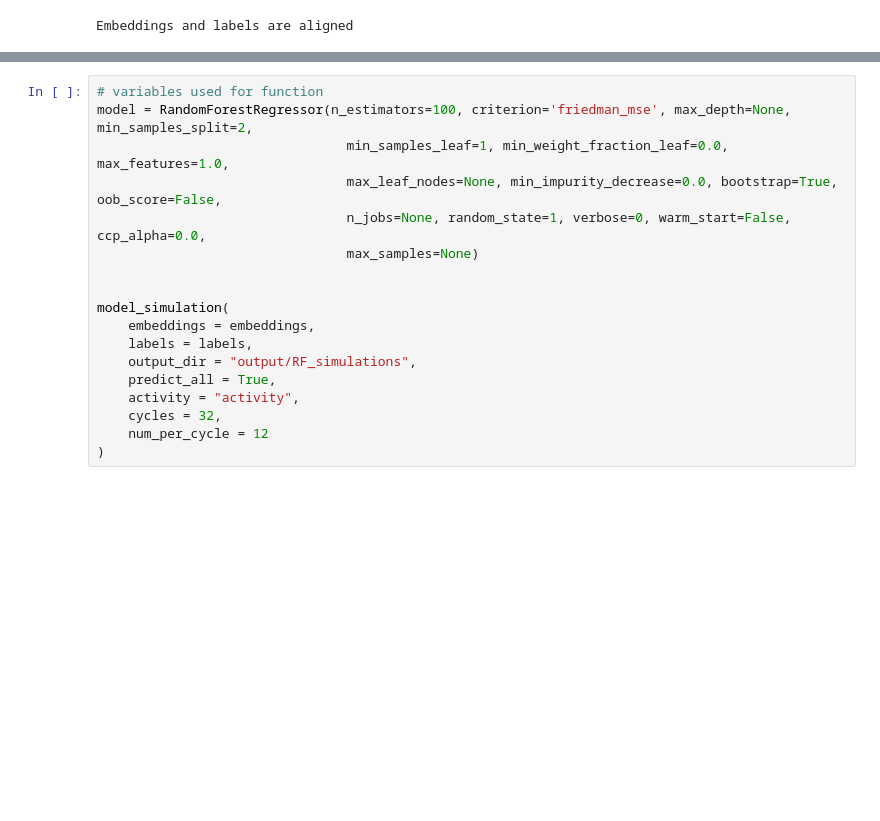
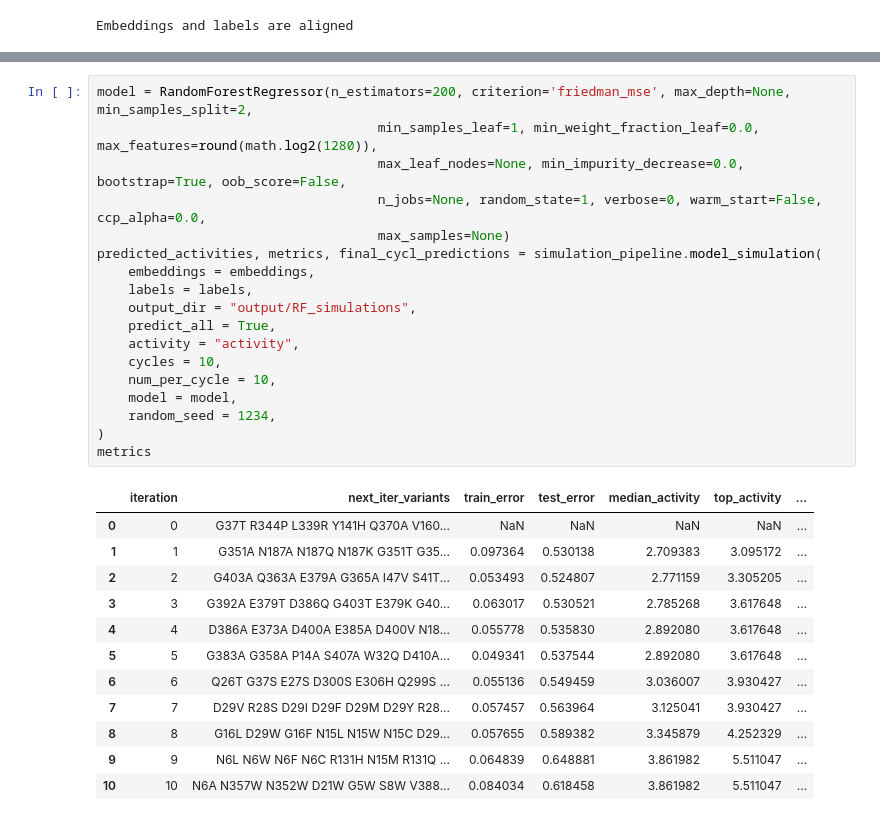
Before and after one commit to andrew-xu-unimelb/MLDE_evolvepro, a Jupyter notebook: random_forest_tests.ipynb, the cells around one changed output, grey strips where cells are left out. Drawn from its saved outputs; the diff is of its cells as text; blank space fills up the shorter version.

```diff
--- a/random_forest_tests.ipynb
+++ b/random_forest_tests.ipynb
@@ -134,18 +57,31 @@ def model_simulation(
 # %%
-# variables used for function
-model = RandomForestRegressor(n_estimators=100, criterion='friedman_mse', max_depth=None, min_samples_split=2,
-                                min_samples_leaf=1, min_weight_fraction_leaf=0.0, max_features=1.0,
-                                max_leaf_nodes=None, min_impurity_decrease=0.0, bootstrap=True, oob_score=False,
-                                n_jobs=None, random_state=1, verbose=0, warm_start=False, ccp_alpha=0.0,
-                                max_samples=None)
-
-
-model_simulation(
+model = RandomForestRegressor(n_estimators=200, criterion='friedman_mse', max_depth=None, min_samples_split=2,
+                                    min_samples_leaf=1, min_weight_fraction_leaf=0.0, max_features=round(math.log2(1280)),
+                                    max_leaf_nodes=None, min_impurity_decrease=0.0, bootstrap=True, oob_score=False,
+                                    n_jobs=None, random_state=1, verbose=0, warm_start=False, ccp_alpha=0.0,
+                                    max_samples=None)
+predicted_activities, metrics, final_cycl_predictions = simulation_pipeline.model_simulation(
     embeddings = embeddings,
     labels = labels,
     output_dir = "output/RF_simulations",
     predict_all = True,
     activity = "activity",
-    cycles = 32,
-    num_per_cycle = 12
+    cycles = 10,
+    num_per_cycle = 10,
+    model = model,
+    random_seed = 1234,
 )
+metrics
+# %% [output]
+|  | iteration | next_iter_variants | train_error | test_error | median_activity | top_activity | ... |
+| 0 | 0 | G37T R344P L339R Y141H Q370A V160... | NaN | NaN | NaN | NaN | ... |
+| 1 | 1 | G351A N187A N187Q N187K G351T G35... | 0.097364 | 0.530138 | 2.709383 | 3.095172 | ... |
+| 2 | 2 | G403A Q363A E379A G365A I47V S41T... | 0.053493 | 0.524807 | 2.771159 | 3.305205 | ... |
+| 3 | 3 | G392A E379T D386Q G403T E379K G40... | 0.063017 | 0.530521 | 2.785268 | 3.617648 | ... |
+| 4 | 4 | D386A E373A D400A E385A D400V N18... | 0.055778 | 0.535830 | 2.892080 | 3.617648 | ... |
+| 5 | 5 | G383A G358A P14A S407A W32Q D410A... | 0.049341 | 0.537544 | 2.892080 | 3.617648 | ... |
+| 6 | 6 | Q26T G37S E27S D300S E306H Q299S ... | 0.055136 | 0.549459 | 3.036007 | 3.930427 | ... |
+| 7 | 7 | D29V R28S D29I D29F D29M D29Y R28... | 0.057457 | 0.563964 | 3.125041 | 3.930427 | ... |
+| 8 | 8 | G16L D29W G16F N15L N15W N15C D29... | 0.057655 | 0.589382 | 3.345879 | 4.252329 | ... |
+| 9 | 9 | N6L N6W N6F N6C R131H N15M R131Q ... | 0.064839 | 0.648881 | 3.861982 | 5.511047 | ... |
+| 10 | 10 | N6A N357W N352W D21W G5W S8W V388... | 0.084034 | 0.618458 | 3.861982 | 5.511047 | ... |
```
Also changed, not shown: parts of 8 cells of this notebook, 5 other files.
